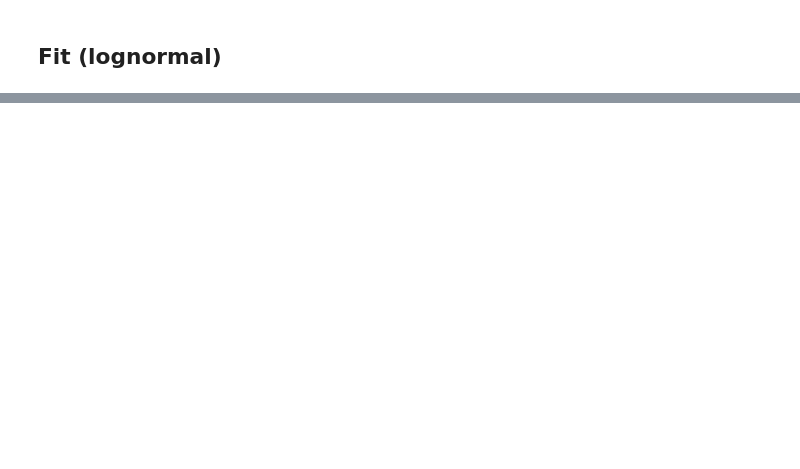
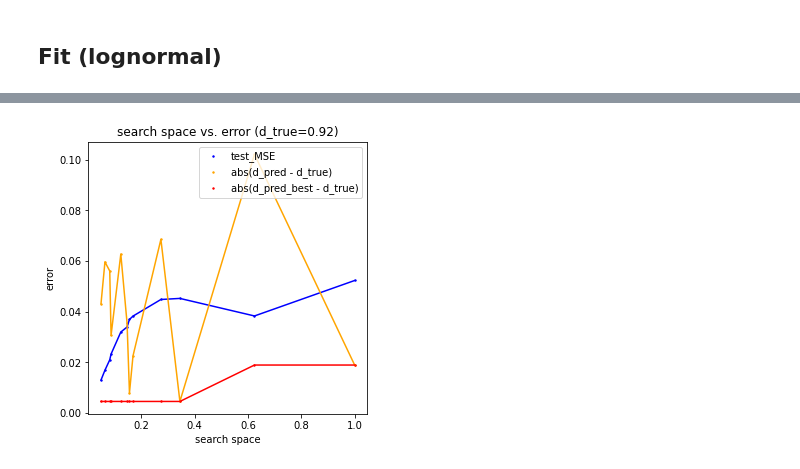
Before and after one commit to yossi-cohen/preferential-attachment, a Jupyter notebook: notebooks/universal-estimator.ipynb, the cells around one changed output, grey strips where cells are left out. Cells and saved outputs as stored; diff of their text form; code cells hidden in the pictures; blank space fills up the shorter version.

```diff
--- a/notebooks/universal-estimator.ipynb
+++ b/notebooks/universal-estimator.ipynb
@@ -149,0 +174,19 @@ predicting distribution params ... sqrt_mse: 0.014322
+# %%
+from scipy import stats
+from scipy.stats import lognorm
+
+# reset_random_state(SEED)
+
+# sample from lognormal
+def sample_lognormal(config, size):
+    return lognorm.rvs(s=config, size=size, random_state=RANDOM_STATE)
+
+# Fit (lognormal)
+# d_true = 0.92
+# d_true = 0.85
+# d_true = 0.66
+# d_true = 0.25
+
+print(f'param true value: {d_true}')
+data = sample_lognormal(config=d_true, size=256)
+res = estimator_exp_1(f=sample_lognormal, data=data, d_true=d_true)
@@ -149,0 +211,25 @@ predicting distribution params ... sqrt_mse: 0.014322
+# %%
+def plot_search_space_size_vs_MAE(res):
+    plt.figure(figsize=(5,5))
+    plt.title(f'search space vs. error (d_true={d_true})')
+    plt.xlabel('search space')
+    plt.ylabel('error')
+
+    x = res[:, 0]
+    y = res[:, 1]
+    y_d_pred = res[:, 2]
+    y_d_pred_best = res[:, 3]
+
+    _ = plt.scatter(x, y, zorder=1, s=2, c='blue', label='test_MSE')
+    _ = plt.plot(x, y, zorder=2, c='blue')
+
+    _ = plt.scatter(x, y_d_pred, zorder=1, s=2, c='orange', label='abs(d_pred - d_true)')
+    _ = plt.plot(x, y_d_pred, zorder=2, c='orange')
+
+    _ = plt.scatter(x, y_d_pred_best, zorder=1, s=2, c='red', label='abs(d_pred_best - d_true)')
+    _ = plt.plot(x, y_d_pred_best, zorder=2, c='red')
+
+    plt.legend()
+plot_search_space_size_vs_MAE(res[0:,:])
+# %% [output]
+[figure, added]
```
Also changed, not shown: parts of 11 cells of this notebook, 1 other file.
